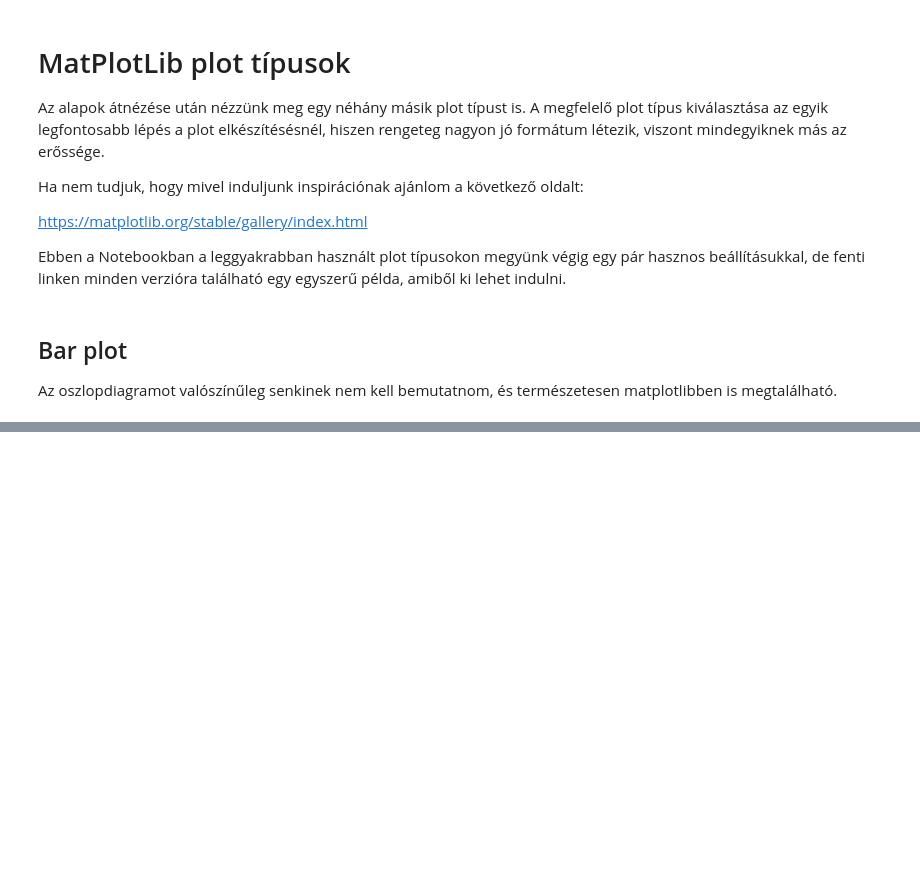
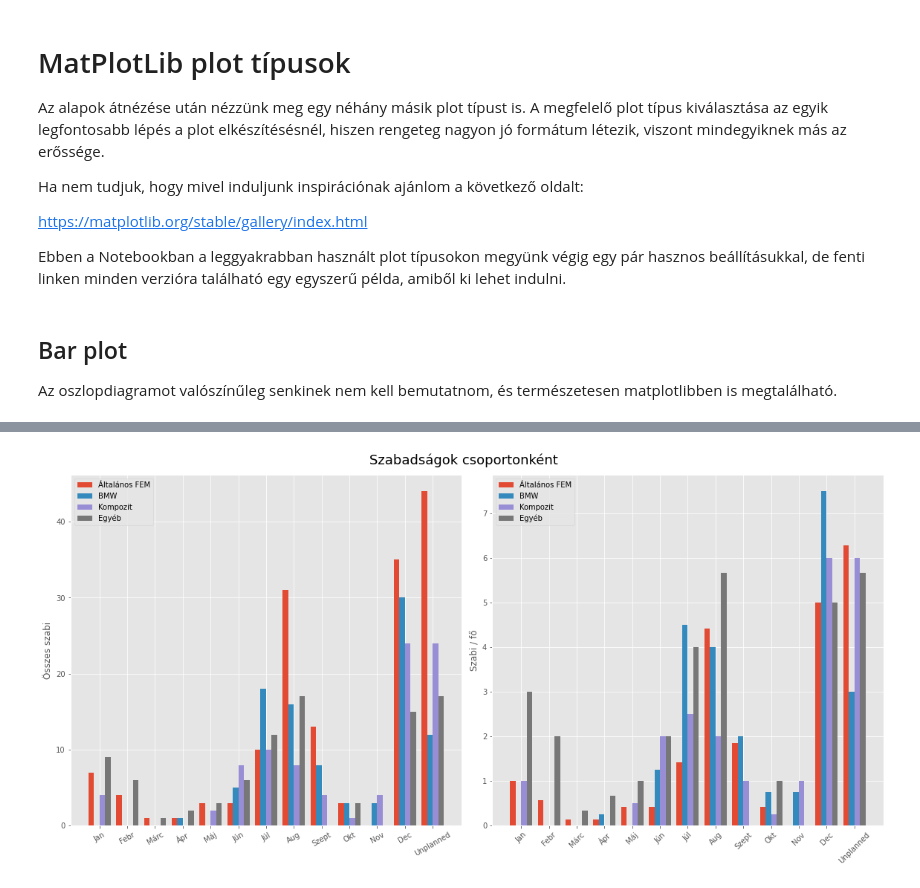
Before and after one commit to mizsakpeti/python-plotting-eCon, a Jupyter notebook: jupyter-notebooks/03_Matplotlib/031_MatPlotLib_PlotTypes.ipynb, the cells around one changed output, grey strips where cells are left out. Saved outputs shown, nothing was run; the diff lists cells and outputs as text; code cells hidden in the pictures; blank space fills up the shorter version.

```diff
--- a/jupyter-notebooks/03_Matplotlib/031_MatPlotLib_PlotTypes.ipynb
+++ b/jupyter-notebooks/03_Matplotlib/031_MatPlotLib_PlotTypes.ipynb
@@ -43,0 +51,6 @@ plt.tight_layout()
+# %%
+import csv
+with open('CAEszabi.csv') as szabiFile:
+    szabireader = csv.reader(szabiFile, delimiter=';')
+    for row in szabireader:
+        print(', '.join(row))
@@ -43,0 +146,32 @@ plt.tight_layout()
+# %%
+femNum = 7
+bmwNum = 4
+compNum = 4
+adminNum = 3
+# %%
+fig, ax = plt.subplots(1,2, figsize=(16,8), sharey=False)
+
+femPlot = ax[0].bar(x - 3*width/2, height=szabiData['FEM'], width=width, label='Általános FEM')
+bmwPlot = ax[0].bar(x - width/2, height=szabiData['BMW'], width=width, label='BMW')
+compPlot = ax[0].bar(x + width/2, height=szabiData['COMP'], width=width, label='Kompozit')
+adminPlot = ax[0].bar(x + 3*width/2, height=szabiData['ADMIN'], width=width, label='Egyéb')
+
+femPlot = ax[1].bar(x - 3*width/2, height=szabiData['FEM']/femNum, width=width, label='Általános FEM')
+bmwPlot = ax[1].bar(x - width/2, height=szabiData['BMW']/bmwNum, width=width, label='BMW')
+compPlot = ax[1].bar(x + width/2, height=szabiData['COMP']/compNum, width=width, label='Kompozit')
+adminPlot = ax[1].bar(x + 3*width/2, height=szabiData['ADMIN']/adminNum, width=width, label='Egyéb')
+
+fig.suptitle('Szabadságok csoportonként', fontsize = 18)
+ax[0].set_ylabel('Összes szabi')
+ax[0].set_xticks(x)
+ax[0].set_xticklabels(months, rotation=30)
+ax[0].legend()
+ax[1].set_ylabel('Szabi / fő')
+ax[1].set_xticks(x)
+ax[1].set_xticklabels(months, rotation=45)
+ax[1].legend()
+
+
+plt.tight_layout()
+# %% [output]
+[figure, added]
```
Also changed, not shown: parts of 13 cells of this notebook, 1 other file.
